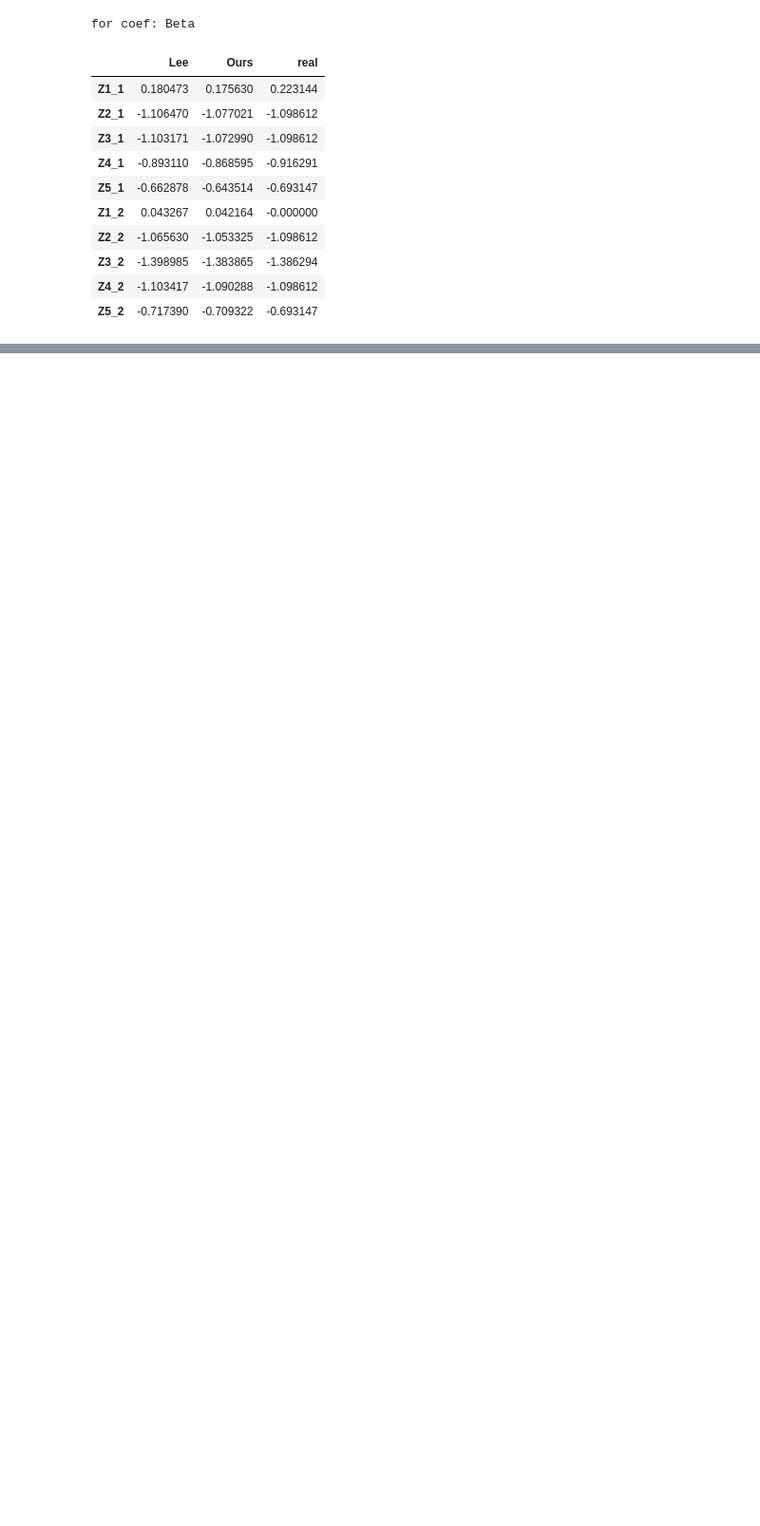
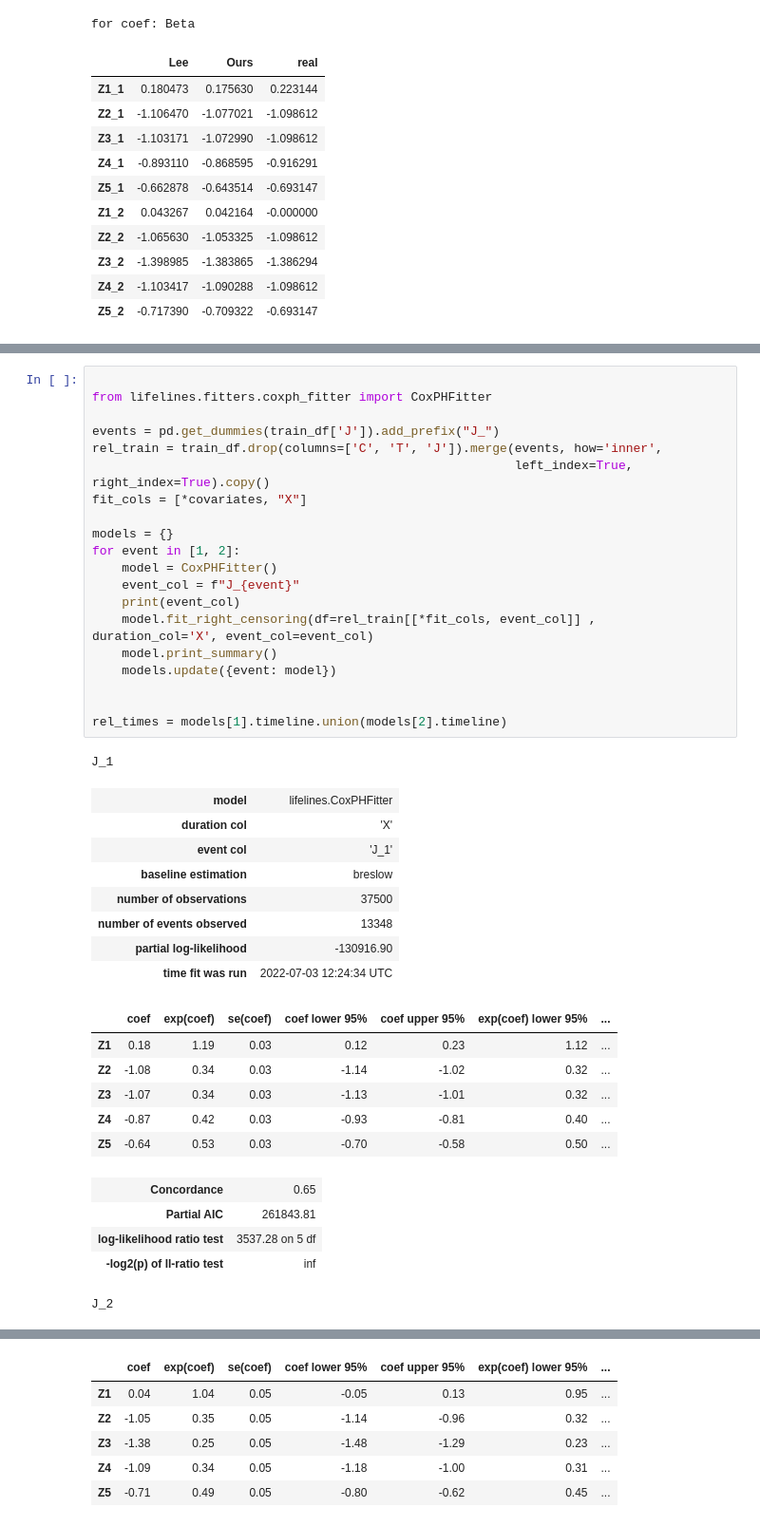
Before and after one commit to tomer1812/pydts, a Jupyter notebook: docs/Simple Simulation.ipynb, the cells around one changed output, grey strips where cells are left out. Shown at 95% size. Drawn from its saved outputs; the diff is of its cells as text; blank space fills up the shorter version.

```diff
--- a/docs/Simple Simulation.ipynb
+++ b/docs/Simple Simulation.ipynb
@@ -363,0 +364,41 @@ for row, subfig in enumerate(subfigs):
+# %%
+
+from lifelines.fitters.coxph_fitter import CoxPHFitter
+
+events = pd.get_dummies(train_df['J']).add_prefix("J_")
+rel_train = train_df.drop(columns=['C', 'T', 'J']).merge(events, how='inner',
+                                                         left_index=True, right_index=True).copy()
+fit_cols = [*covariates, "X"]
+
+models = {}
+for event in [1, 2]:
+    model = CoxPHFitter()
+    event_col = f"J_{event}"
+    print(event_col)
+    model.fit_right_censoring(df=rel_train[[*fit_cols, event_col]] , duration_col='X', event_col=event_col)
+    model.print_summary()
+    models.update({event: model})
+
+
+rel_times = models[1].timeline.union(models[2].timeline)
+# %% [output]
+J_1
+| model | lifelines.CoxPHFitter |
+| duration col | 'X' |
+| event col | 'J_1' |
+| baseline estimation | breslow |
+| number of observations | 37500 |
+| number of events observed | 13348 |
+| partial log-likelihood | -130916.90 |
+| time fit was run | 2022-07-03 12:24:34 UTC |
+|  | coef | exp(coef) | se(coef) | coef lower 95% | coef upper 95% | exp(coef) lower 95% | ... |
+| Z1 | 0.18 | 1.19 | 0.03 | 0.12 | 0.23 | 1.12 | ... |
+| Z2 | -1.08 | 0.34 | 0.03 | -1.14 | -1.02 | 0.32 | ... |
+| Z3 | -1.07 | 0.34 | 0.03 | -1.13 | -1.01 | 0.32 | ... |
+| Z4 | -0.87 | 0.42 | 0.03 | -0.93 | -0.81 | 0.40 | ... |
+| Z5 | -0.64 | 0.53 | 0.03 | -0.70 | -0.58 | 0.50 | ... |
+| Concordance | 0.65 |
+| Partial AIC | 261843.81 |
+| log-likelihood ratio test | 3537.28 on 5 df |
+| -log2(p) of ll-ratio test | inf |
+J_2
@@ -363,0 +413,6 @@ for row, subfig in enumerate(subfigs):
+|  | coef | exp(coef) | se(coef) | coef lower 95% | coef upper 95% | exp(coef) lower 95% | ... |
+| Z1 | 0.04 | 1.04 | 0.05 | -0.05 | 0.13 | 0.95 | ... |
+| Z2 | -1.05 | 0.35 | 0.05 | -1.14 | -0.96 | 0.32 | ... |
+| Z3 | -1.38 | 0.25 | 0.05 | -1.48 | -1.29 | 0.23 | ... |
+| Z4 | -1.09 | 0.34 | 0.05 | -1.18 | -1.00 | 0.31 | ... |
+| Z5 | -0.71 | 0.49 | 0.05 | -0.80 | -0.62 | 0.45 | ... |
```
Also changed, not shown: parts of 14 cells of this notebook, 1 other file.
